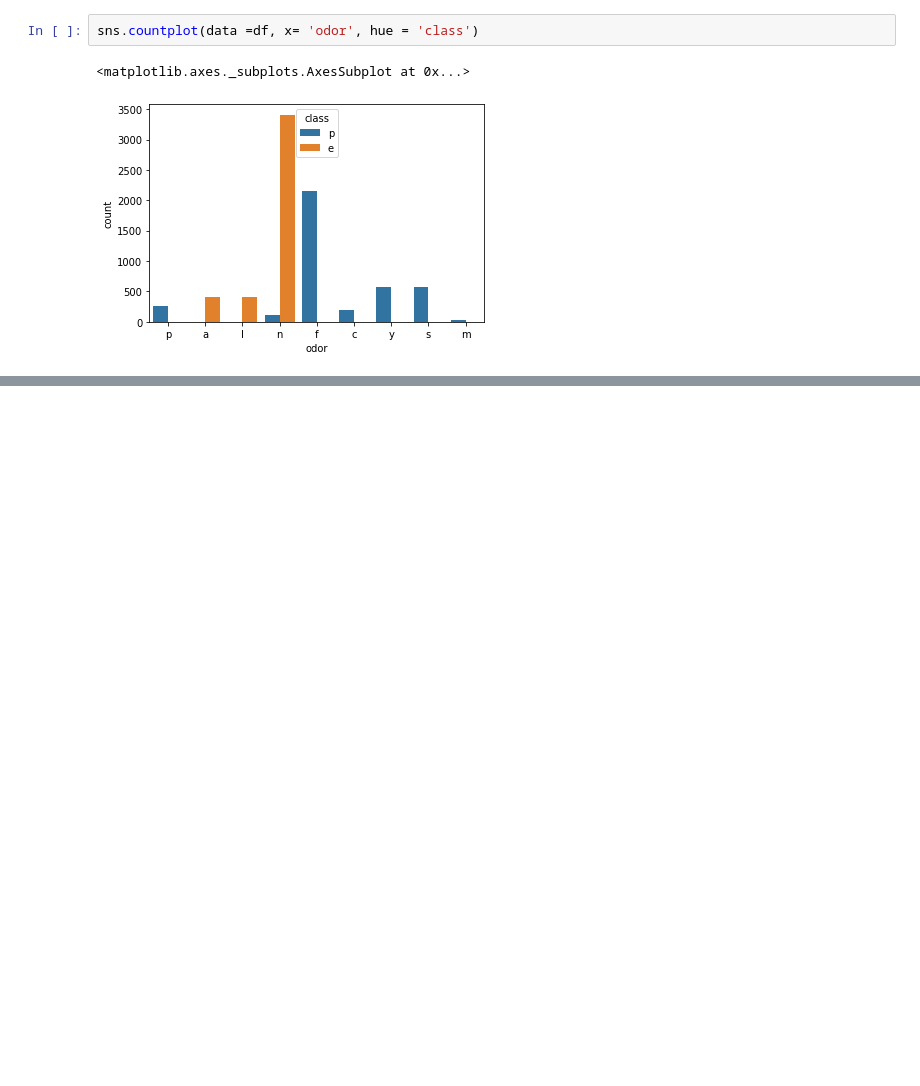
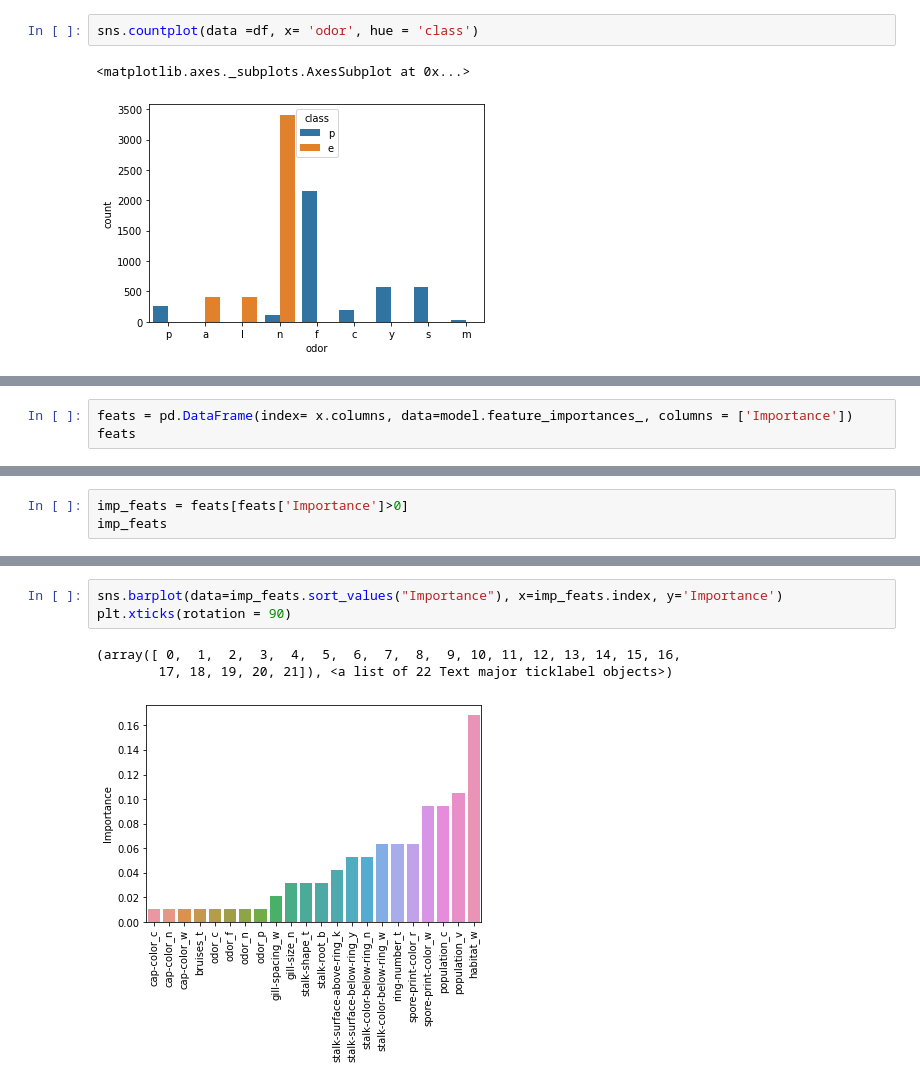
Before and after one commit to datascience-vivek/Adaboosting, a Jupyter notebook: Addaboosting_Mushroom.ipynb, the cells around one changed output, grey strips where cells are left out. Cells and saved outputs as stored; diff of their text form; blank space fills up the shorter version.

```diff
--- a/Addaboosting_Mushroom.ipynb
+++ b/Addaboosting_Mushroom.ipynb
@@ -164,0 +209,3 @@ sns.countplot(data =df, x= 'odor', hue = 'class')
+# %%
+feats = pd.DataFrame(index= x.columns, data=model.feature_importances_, columns = ['Importance'])
+feats
@@ -164,0 +226,3 @@ sns.countplot(data =df, x= 'odor', hue = 'class')
+# %%
+imp_feats = feats[feats['Importance']>0]
+imp_feats
@@ -164,0 +247,7 @@ sns.countplot(data =df, x= 'odor', hue = 'class')
+# %%
+sns.barplot(data=imp_feats.sort_values("Importance"), x=imp_feats.index, y='Importance')
+plt.xticks(rotation = 90)
+# %% [output]
+(array([ 0,  1,  2,  3,  4,  5,  6,  7,  8,  9, 10, 11, 12, 13, 14, 15, 16,
+        17, 18, 19, 20, 21]), <a list of 22 Text major ticklabel objects>)
+[figure, added]
```
Also changed, not shown: parts of 8 cells of this notebook.
